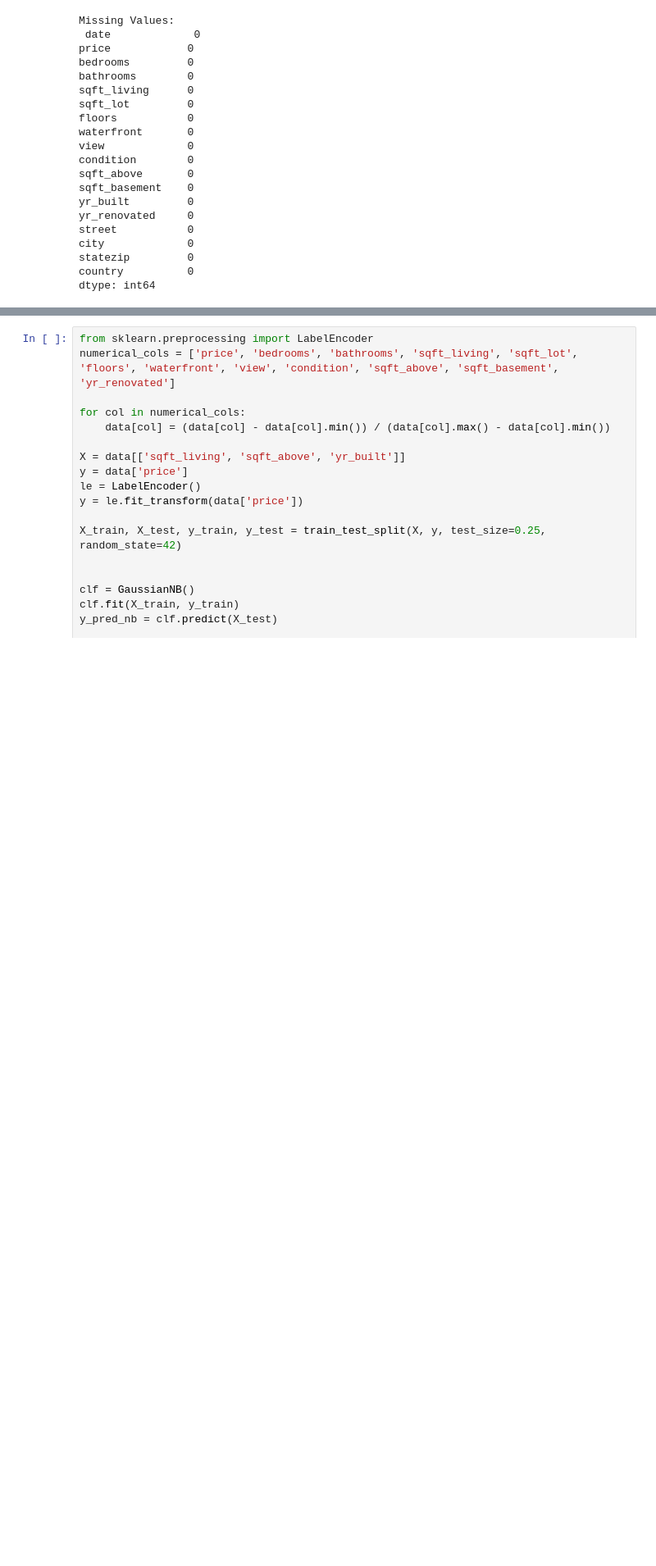
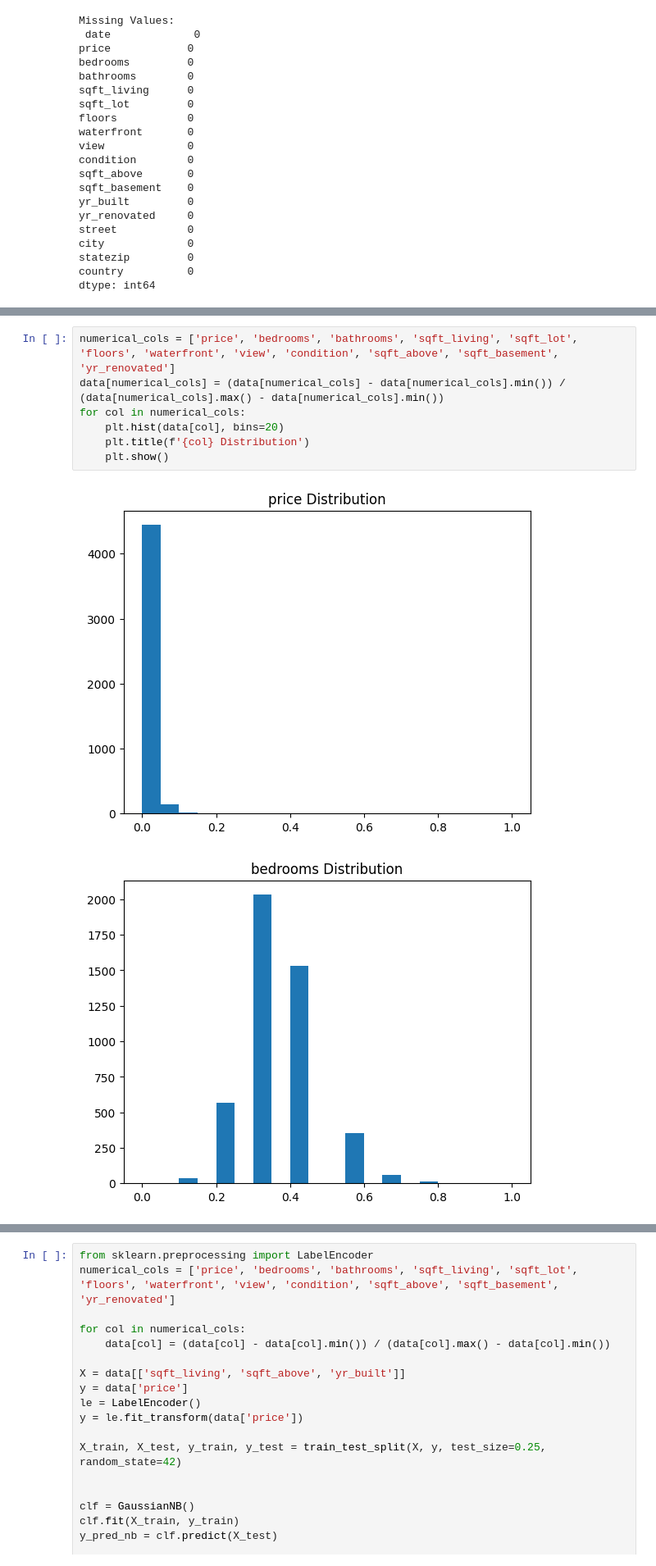
Before and after one commit to Guhan2348519/ADVANCED-ML-tasks, a Jupyter notebook: 2348519_EX2.ipynb, the cells around one changed output, grey strips where cells are left out. Shown at 82% size. Cells and saved outputs as stored; diff of their text form; blank space fills up the shorter version.

```diff
--- a/2348519_EX2.ipynb
+++ b/2348519_EX2.ipynb
@@ -53,0 +97,10 @@ dtype: int64
+# %%
+numerical_cols = ['price', 'bedrooms', 'bathrooms', 'sqft_living', 'sqft_lot', 'floors', 'waterfront', 'view', 'condition', 'sqft_above', 'sqft_basement', 'yr_renovated']
+data[numerical_cols] = (data[numerical_cols] - data[numerical_cols].min()) / (data[numerical_cols].max() - data[numerical_cols].min())
+for col in numerical_cols:
+    plt.hist(data[col], bins=20)
+    plt.title(f'{col} Distribution')
+    plt.show()
+# %% [output]
+[figure, added]
+[figure, added]
```
Also changed, not shown: parts of 4 cells of this notebook.
